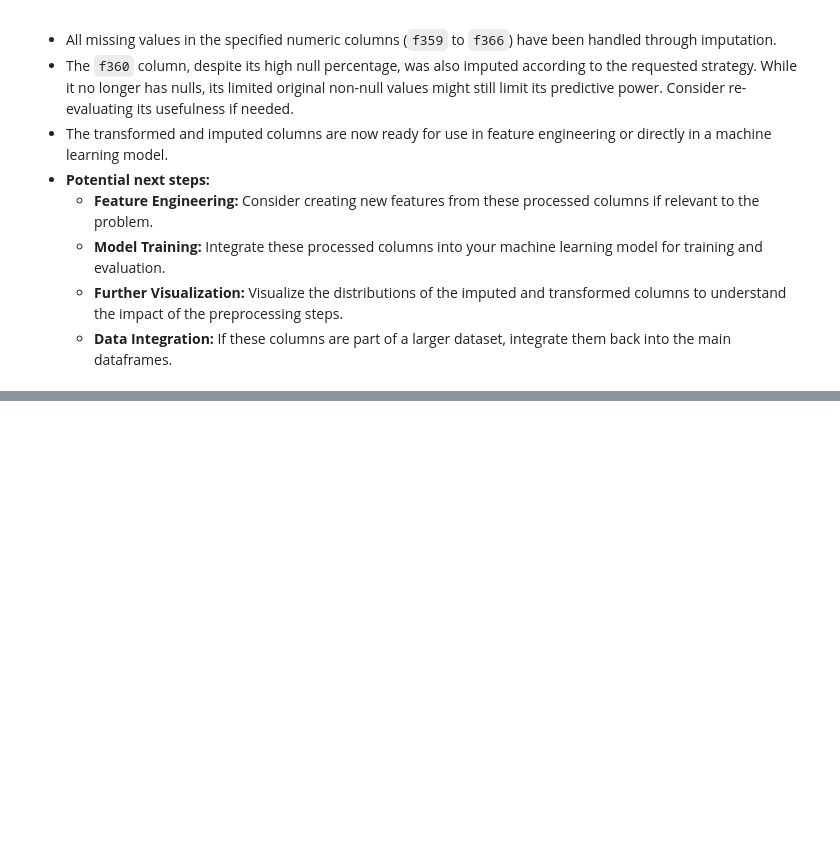
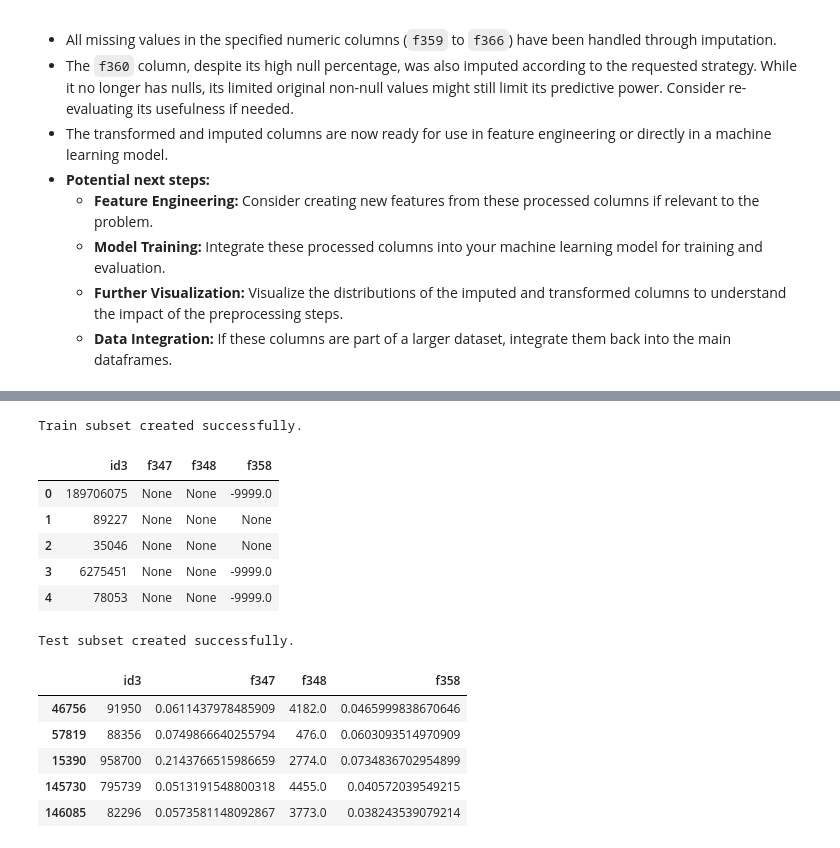
Before and after one commit to rishabh-0042/American_Express_Hackathon_25-2025, a Jupyter notebook: Feature_Engineering3.ipynb, the cells around one changed output, grey strips where cells are left out. Saved outputs shown, nothing was run; the diff lists cells and outputs as text; code cells hidden in the pictures; blank space fills up the shorter version.

```diff
--- a/Feature_Engineering3.ipynb
+++ b/Feature_Engineering3.ipynb
@@ -3047,0 +3078,26 @@ First few rows of f359to366_test after imputation:
+# %%
+cols_to_load = ['id3', 'f347', 'f348', 'f358']
+
+f347_348_358_train = train_data[cols_to_load].copy()
+f347_348_358_test = test_data[cols_to_load].copy()
+
+print("Train subset created successfully.")
+display(f347_348_358_train.head())
+
+print("\nTest subset created successfully.")
+display(f347_348_358_test.head())
+# %% [output]
+Train subset created successfully.
+|  | id3 | f347 | f348 | f358 |
+| 0 | 189706075 | None | None | -9999.0 |
+| 1 | 89227 | None | None | None |
+| 2 | 35046 | None | None | None |
+| 3 | 6275451 | None | None | -9999.0 |
+| 4 | 78053 | None | None | -9999.0 |
+Test subset created successfully.
+|  | id3 | f347 | f348 | f358 |
+| 46756 | 91950 | 0.0611437978485909 | 4182.0 | 0.0465999838670646 |
+| 57819 | 88356 | 0.0749866640255794 | 476.0 | 0.0603093514970909 |
+| 15390 | 958700 | 0.2143766515986659 | 2774.0 | 0.0734836702954899 |
+| 145730 | 795739 | 0.0513191548800318 | 4455.0 | 0.040572039549215 |
+| 146085 | 82296 | 0.0573581148092867 | 3773.0 | 0.038243539079214 |
```
Also changed, not shown: parts of 6 cells of this notebook.
